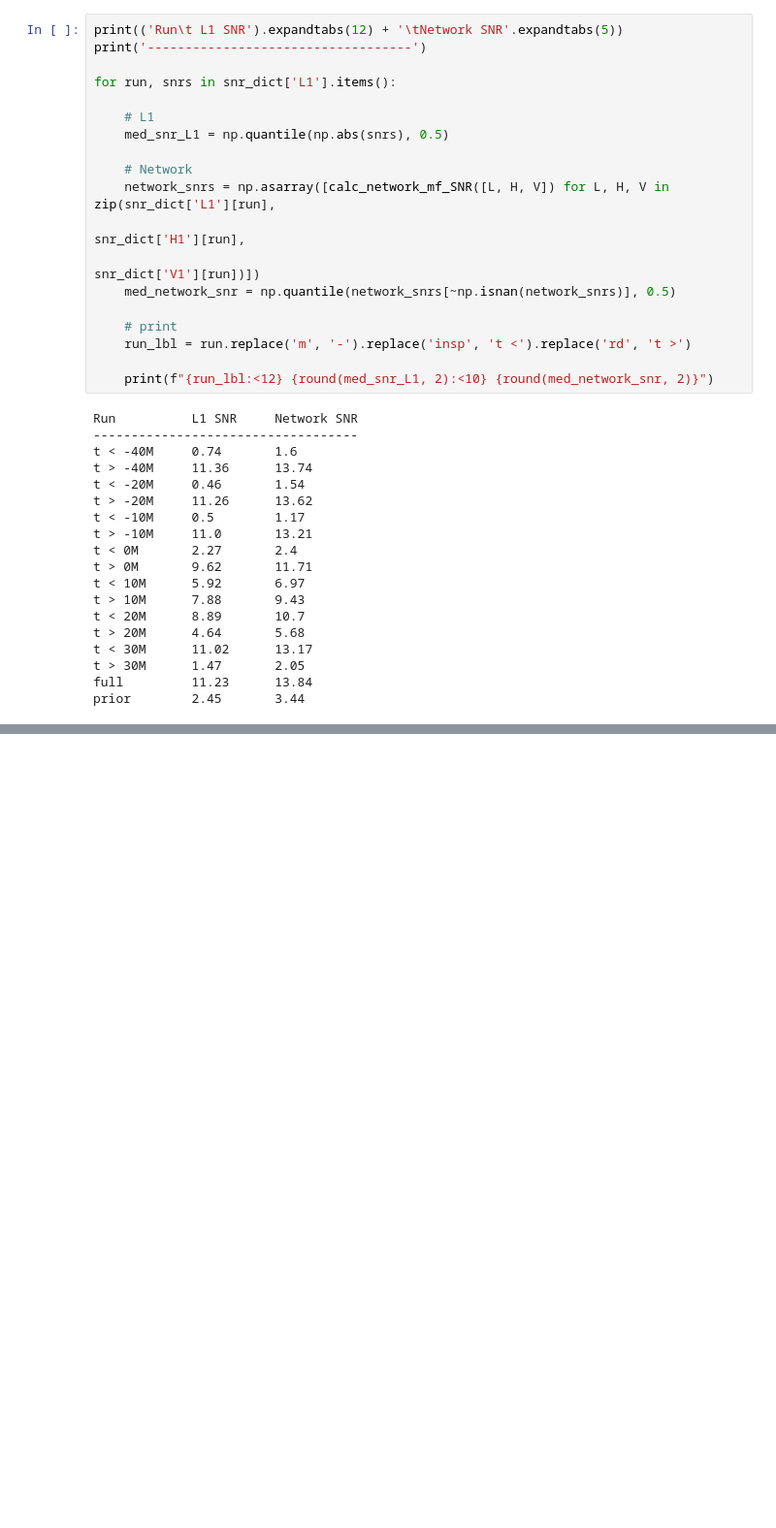
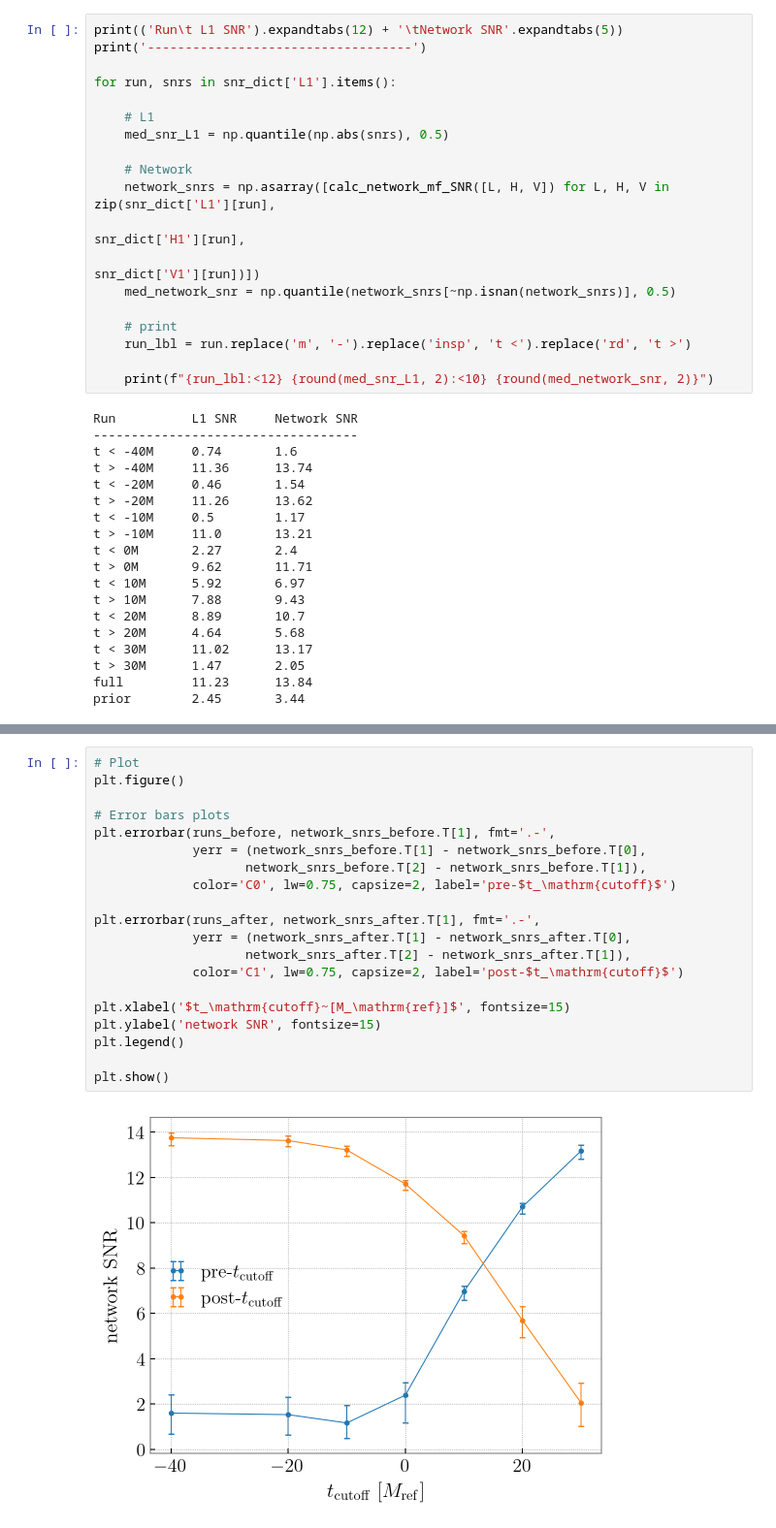
Before and after one commit to simonajmiller/gw190521-timedomain-release, a Jupyter notebook: scripts/calculate_snrs.ipynb, the cells around one changed output, grey strips where cells are left out. Shown: that part at 97% size. Drawn from its saved outputs; the diff is of its cells as text; blank space fills up the shorter version.

Commit message:
add plot for network snr vs. tcutoff

```diff
--- a/scripts/calculate_snrs.ipynb
+++ b/scripts/calculate_snrs.ipynb
@@ -365,0 +363,22 @@ np.save(savepath, snr_dict, allow_pickle=True)
+# %%
+# Plot
+plt.figure()
+
+# Error bars plots
+plt.errorbar(runs_before, network_snrs_before.T[1], fmt='.-',
+             yerr = (network_snrs_before.T[1] - network_snrs_before.T[0],
+                    network_snrs_before.T[2] - network_snrs_before.T[1]),
+             color='C0', lw=0.75, capsize=2, label='pre-$t_\mathrm{cutoff}$')
+
+plt.errorbar(runs_after, network_snrs_after.T[1], fmt='.-',
+             yerr = (network_snrs_after.T[1] - network_snrs_after.T[0],
+                    network_snrs_after.T[2] - network_snrs_after.T[1]),
+             color='C1', lw=0.75, capsize=2, label='post-$t_\mathrm{cutoff}$')
+
+plt.xlabel('$t_\mathrm{cutoff}~[M_\mathrm{ref}]$', fontsize=15)
+plt.ylabel('network SNR', fontsize=15)
+plt.legend()
+
+plt.show()
+# %% [output]
+[figure, added]
```
Also changed, not shown: parts of 7 cells of this notebook, 2 other files.
